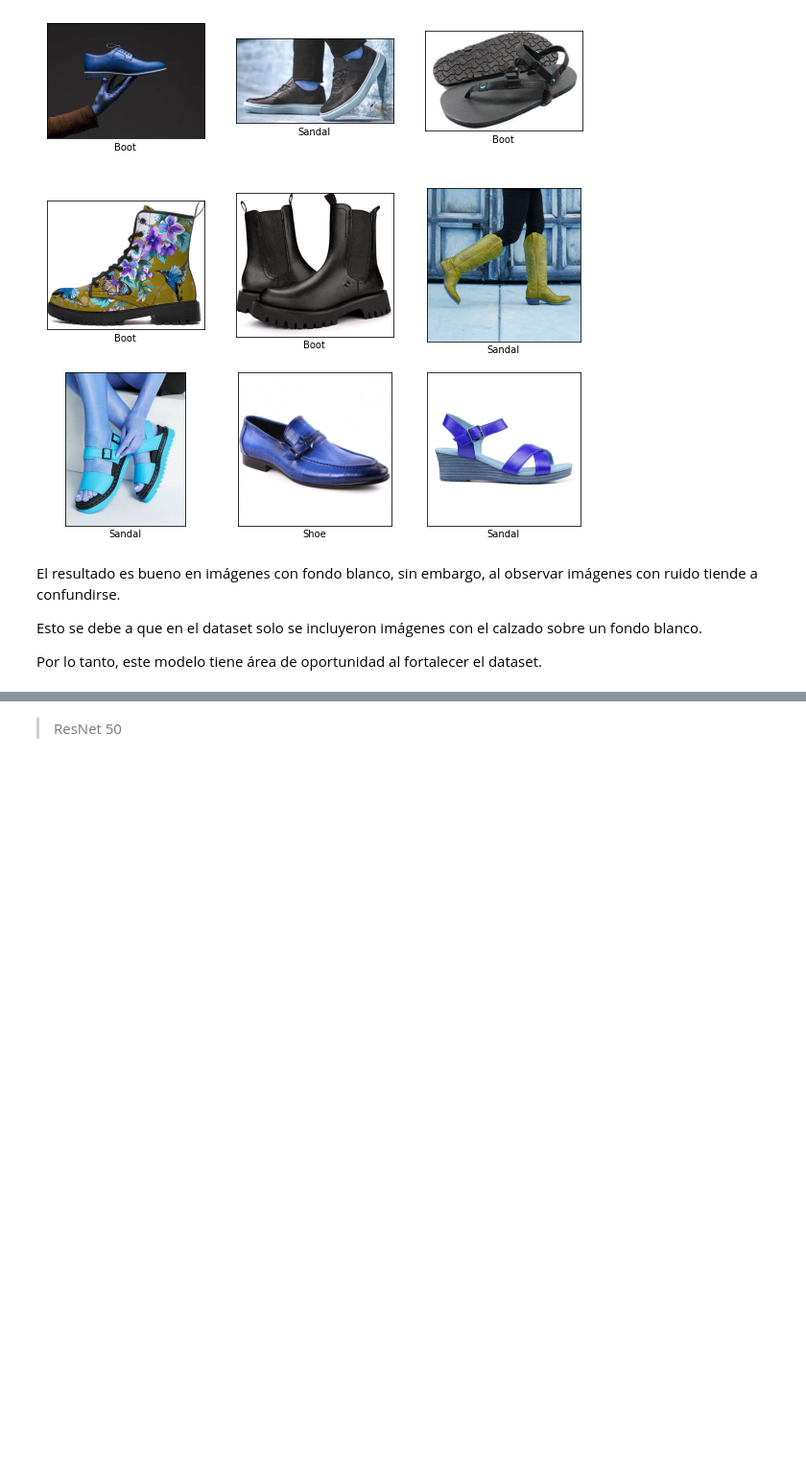
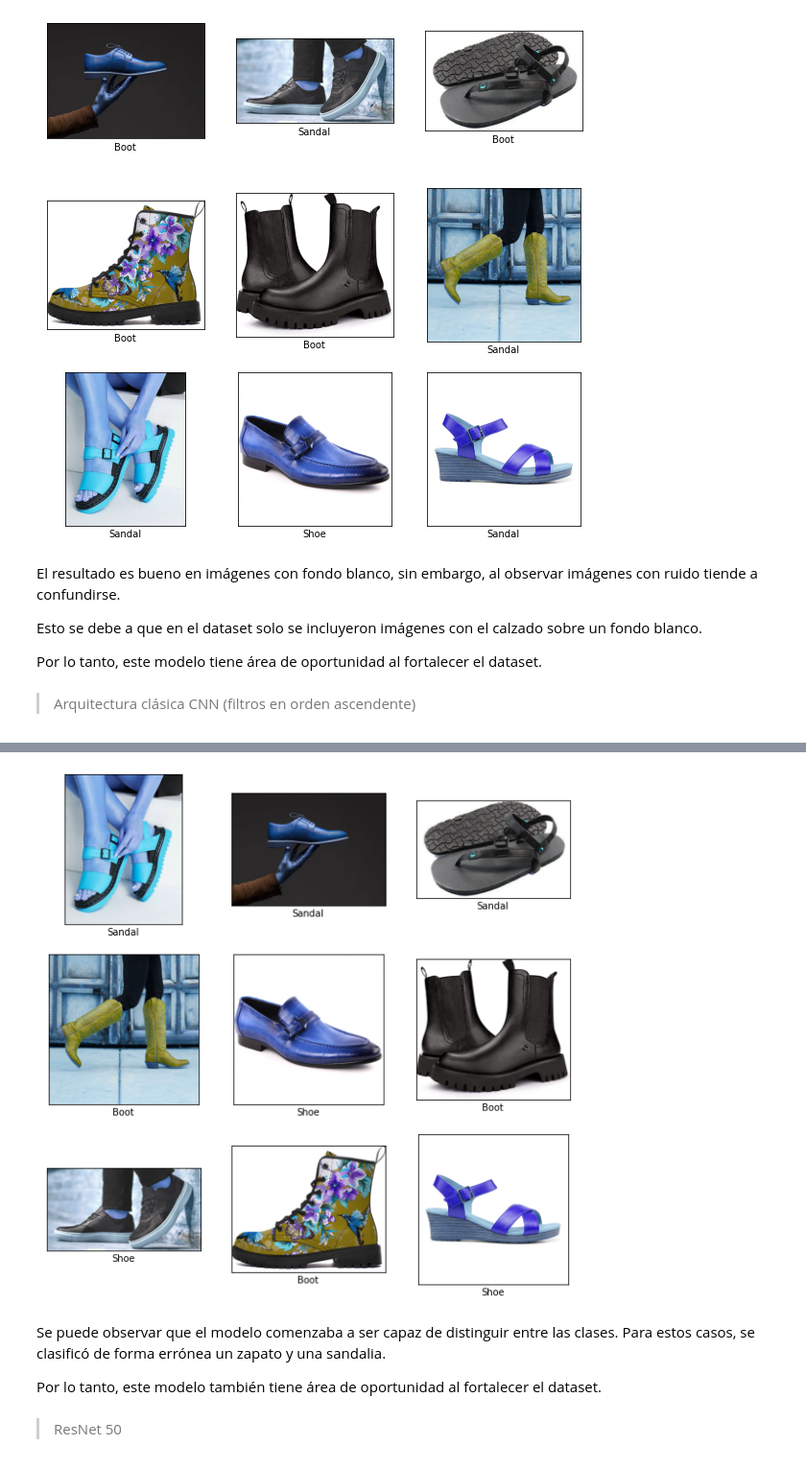
Before and after one commit to edna-jacqueline-zavala/TC3007C-Modulo2-ModeloDeepLearning, a Jupyter notebook: Implementación_de_un_modelo_de_deep_learning.ipynb, the cells around one changed output, grey strips where cells are left out. Shown at 96% size. Drawn from its saved outputs; the diff is of its cells as text; code cells hidden in the pictures; blank space fills up the shorter version.

```diff
--- a/Implementación_de_un_modelo_de_deep_learning.ipynb
+++ b/Implementación_de_un_modelo_de_deep_learning.ipynb
@@ -579,0 +609,5 @@ WARNING:absl:Found untraced functions such as _jit_compiled_convolution_op, _jit
+# %%
+# Tamaño de los filtros (kernel_size) para las capas convolutivas
+kernel_size=(3,3) # Se suelen usar de tamaño 3,5,7
+# Tamamos batches de 2x2 para disminuir la informacion obtenida del Conv2D
+pool_size=(2, 2)
@@ -579,0 +667,10 @@ WARNING:absl:Found untraced functions such as _jit_compiled_convolution_op, _jit
+# %%
+# Optimizador: ADAM con learning rate 0.001
+opt = tf.keras.optimizers.Adam(learning_rate=0.001)
+# Metricas: categorical accuracy y AUC
+cat_accuracy = tf.keras.metrics.CategoricalAccuracy()
+auc = tf.keras.metrics.AUC()
+# Compilar el modelo y definir como función de pérdida categorical cross entropy
+classic_architecture_model.compile(loss='categorical_crossentropy',
+              optimizer=opt,
+              metrics=[cat_accuracy, auc])
@@ -929,3 +1155,28 @@ El resultado es bueno en imágenes con fondo blanco, sin embargo, al observar im
 Esto se debe a que en el dataset solo se incluyeron imágenes con el calzado sobre un fondo blanco.
 
 Por lo tanto, este modelo tiene área de oportunidad al fortalecer el dataset.
+# %% [markdown]
+> Arquitectura clásica CNN (filtros en orden ascendente)
+# %%
+classic_architecture_model_predictions = []
+
+# Iterar sobre las imágenes de predicción y guardar el resultado
+for image in prediction_images:
+  test_image = preprocess_image(os.path.join(folder_directory, image))
+  prediction = classic_architecture_model.predict(test_image)
+  result = np.argmax(prediction)
+  classic_architecture_model_predictions.append(class_decoder[result])
+
+# Mostrar resultados
+plt.figure(figsize=(10,10))
+for i in range(9):
+    plt.subplot(3,3,i+1)
+    plt.xticks([])
+    plt.yticks([])
+    plt.grid(False)
+    print(os.path.join(folder_directory, prediction_images[i]))
+    image = cv2.imread(os.path.join(folder_directory, prediction_images[i]))
+    plt.imshow(image)
+    plt.xlabel(classic_architecture_model_predictions[i])
+plt.show()
+# %% [output]
@@ -932,3 +1201,8 @@ Por lo tanto, este modelo tiene área de oportunidad al fortalecer el dataset.
+[figure, added]
+# %% [markdown]
+Se puede observar que el modelo comenzaba a ser capaz de distinguir entre las clases. Para estos casos, se clasificó de forma errónea un zapato y una sandalia.
+
+Por lo tanto, este modelo también tiene área de oportunidad al fortalecer el dataset.
 # %% [markdown]
 > ResNet 50
 # %%
```
Also changed, not shown: parts of 26 cells of this notebook, 4 other files.
